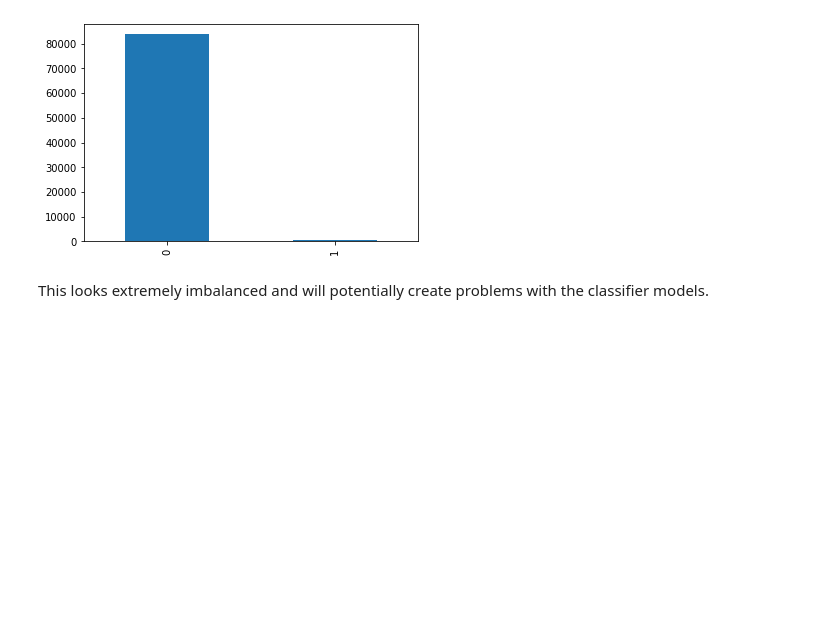
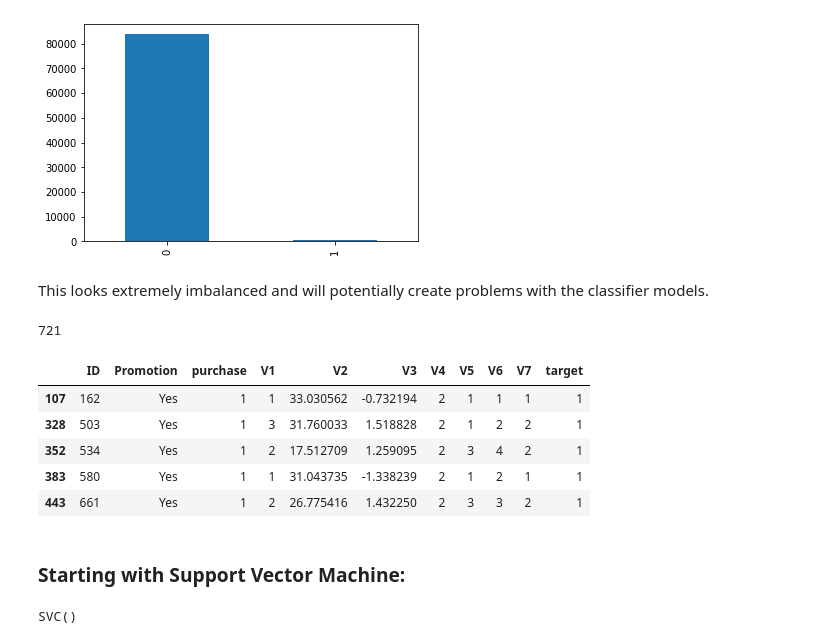
Before and after one commit to LarsTinnefeld/Starbucks_portfolio_exercise, a Jupyter notebook: starbucks.ipynb, the cells around one changed output. Drawn from its saved outputs; the diff is of its cells as text; code cells hidden in the pictures; blank space fills up the shorter version.

```diff
--- a/starbucks.ipynb
+++ b/starbucks.ipynb
@@ -175,3 +175,17 @@ train_data['target'].value_counts().plot(kind='bar')
 [figure]
 # %% [markdown]
 This looks extremely imbalanced and will potentially create problems with the classifier models.
+# %%
+# Check
+n_purch_treat_train
+# %% [output]
+721
+# %%
+train_data[train_data['target']==1].head()
+# %% [output]
+|  | ID | Promotion | purchase | V1 | V2 | V3 | V4 | V5 | V6 | V7 | target |
+| 107 | 162 | Yes | 1 | 1 | 33.030562 | -0.732194 | 2 | 1 | 1 | 1 | 1 |
+| 328 | 503 | Yes | 1 | 3 | 31.760033 | 1.518828 | 2 | 1 | 2 | 2 | 1 |
+| 352 | 534 | Yes | 1 | 2 | 17.512709 | 1.259095 | 2 | 3 | 4 | 2 | 1 |
+| 383 | 580 | Yes | 1 | 1 | 31.043735 | -1.338239 | 2 | 1 | 2 | 1 | 1 |
+| 443 | 661 | Yes | 1 | 2 | 26.775416 | 1.432250 | 2 | 3 | 3 | 2 | 1 |
@@ -177,0 +196,2 @@ This looks extremely imbalanced and will potentially create problems with the cl
+# %% [markdown]
+### Starting with Support Vector Machine:
@@ -177,0 +201,5 @@ This looks extremely imbalanced and will potentially create problems with the cl
+# %%
+# Train the model
+model_svc.fit(X_train, y_train)
+# %% [output]
+SVC()
```
Also changed, not shown: parts of 8 cells of this notebook.
